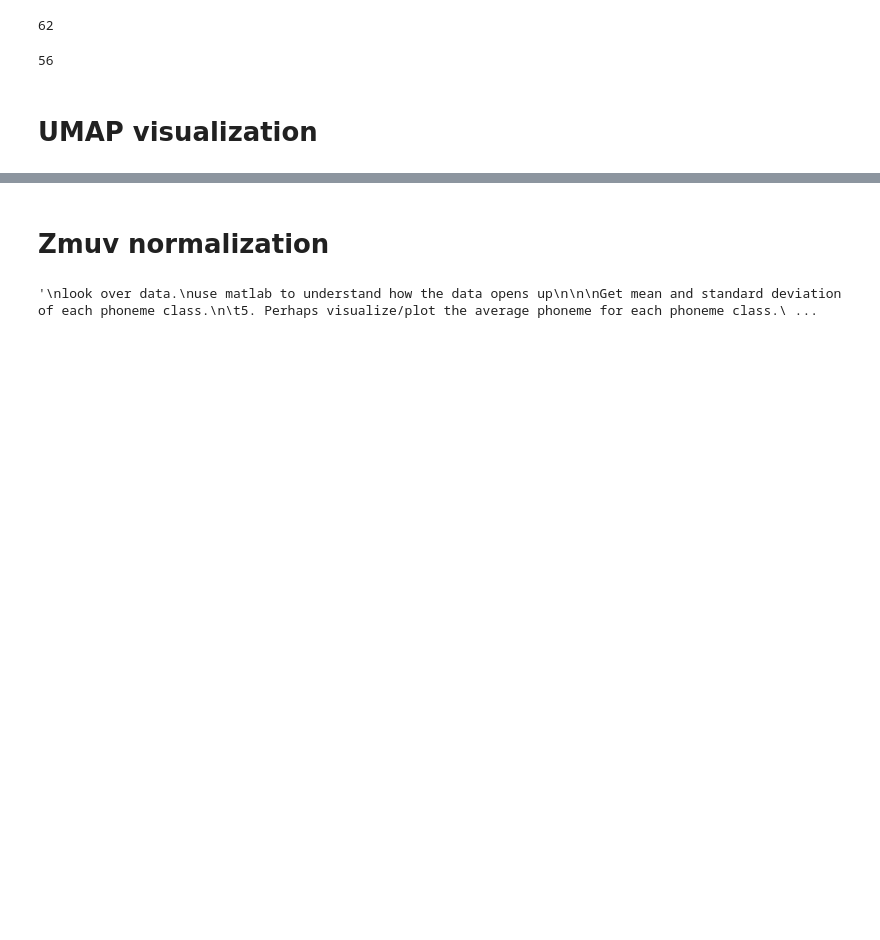
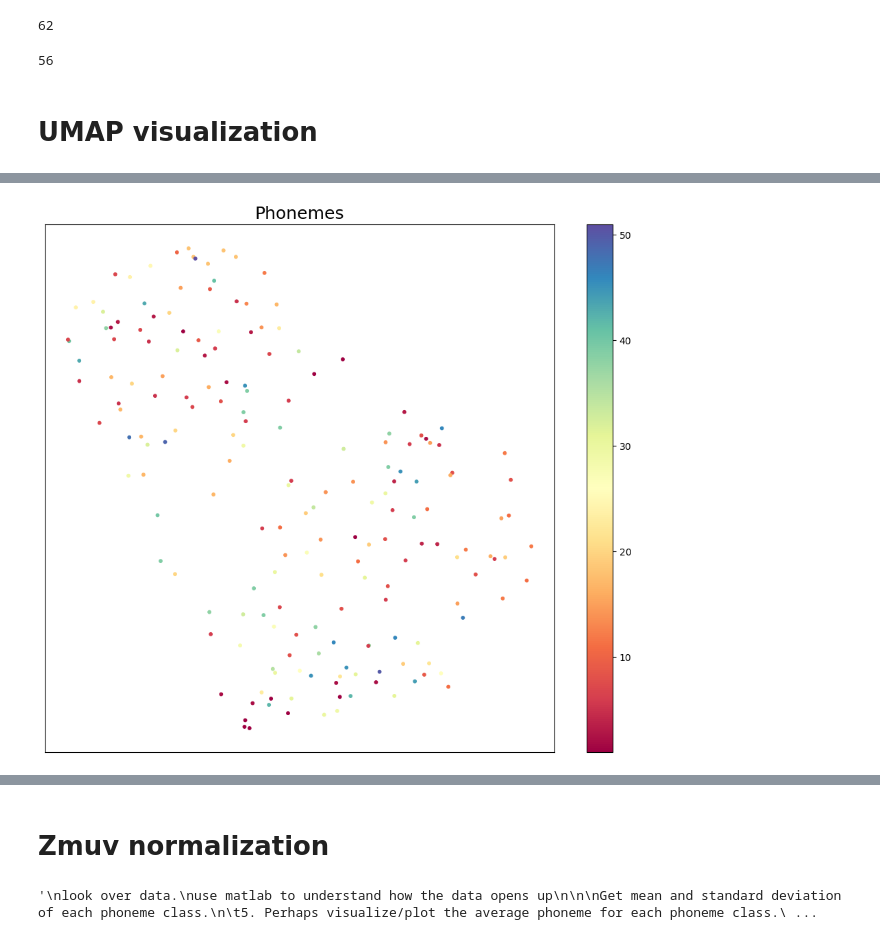
Before and after one commit to SasheO/DukeREU, a Jupyter notebook: Task 3 - zmuv.ipynb, the cells around one changed output, grey strips where cells are left out. Drawn from its saved outputs; the diff is of its cells as text; code cells hidden in the pictures; blank space fills up the shorter version.

```diff
--- a/Task 3 - zmuv.ipynb
+++ b/Task 3 - zmuv.ipynb
@@ -303,0 +414,6 @@ plot_umap(files_searching, weighted_average_phoneme_length, manner_of_articulati
+# %%
+features_rolled_out, phonemes_from = get_features_from_files(files_searching, weighted_average_phoneme_length, normalize=True, folder_with_mean_and_stds="average_and_std_phoneme_feature/weighted_average_total/")
+# %%
+plot_umap(features_rolled_out, phonemes_from, weighted_average_phoneme_length)
+# %% [output]
+[figure, added]
```
Also changed, not shown: parts of 30 cells of this notebook, 5 other files.
